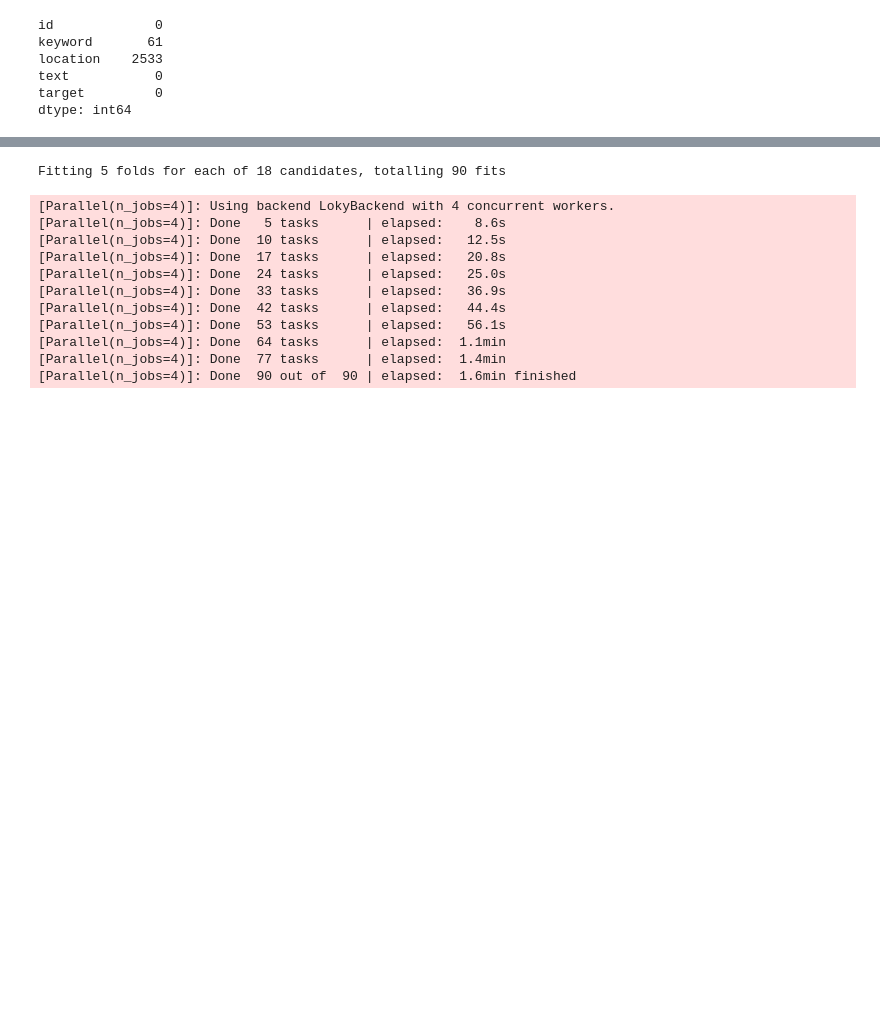
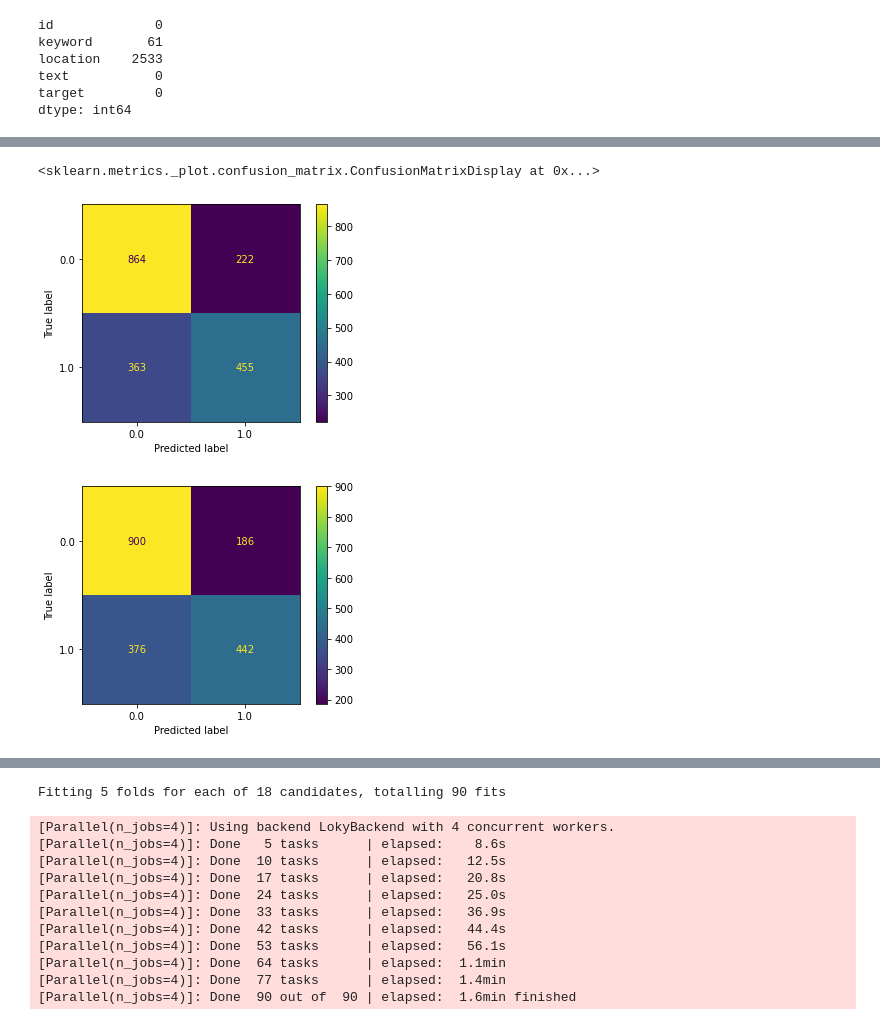
Before and after one commit to Houster/Text-Tweet-analysis, a Jupyter notebook: Working file.ipynb, the cells around one changed output, grey strips where cells are left out. Saved outputs shown, nothing was run; the diff lists cells and outputs as text; code cells hidden in the pictures; blank space fills up the shorter version.

```diff
--- a/Working file.ipynb
+++ b/Working file.ipynb
@@ -175,0 +199,10 @@ tfidf=TfidfVectorizer(analyzer='word',tokenizer=lemmatize_tokenize)
+# %%
+ntrain=len(train)
+X_training_data=X[:ntrain]
+X_testing_data=X[ntrain:]
+y_training_data=data['target'][:ntrain]
+# %%
+from sklearn.model_selection import train_test_split, cross_validate,RandomizedSearchCV
+from sklearn.linear_model import SGDClassifier
+from sklearn.metrics import classification_report, confusion_matrix, plot_confusion_matrix,f1_score
+X_train,X_test,y_train,y_test=train_test_split(X_training_data,y_training_data,stratify=y_training_data,random_state=42)
@@ -175,0 +228,20 @@ tfidf=TfidfVectorizer(analyzer='word',tokenizer=lemmatize_tokenize)
+# %%
+from sklearn.svm import SVC
+from sklearn.neighbors import KNeighborsClassifier
+from sklearn.tree import DecisionTreeClassifier
+from sklearn.ensemble import RandomForestClassifier
+import lightgbm as lgb
+import time
+
+pca=TruncatedSVD(n_components=5)
+X_train_pca=pca.fit_transform(X_train)
+X_test_pca=pca.transform(X_test)
+
+lr=SGDClassifier(loss='log')
+svc=SVC(probability=True)
+knn=KNeighborsClassifier()
+dtr=DecisionTreeClassifier()
+rfc=RandomForestClassifier()
+
+models={"Logistic regression":lr,"Support vector classifier": svc,"K neighbours classifier":knn, \
+       "Decision tree classifier": dtr, "Random forest classifier": rfc}
@@ -175,0 +274,7 @@ tfidf=TfidfVectorizer(analyzer='word',tokenizer=lemmatize_tokenize)
+# %%
+plot_confusion_matrix(knn,X_test_pca,y_test)
+plot_confusion_matrix(rfc,X_test_pca,y_test)
+# %% [output]
+<sklearn.metrics._plot.confusion_matrix.ConfusionMatrixDisplay at 0x...>
+[figure, added]
+[figure, added]
```
Also changed, not shown: parts of 49 cells of this notebook.
